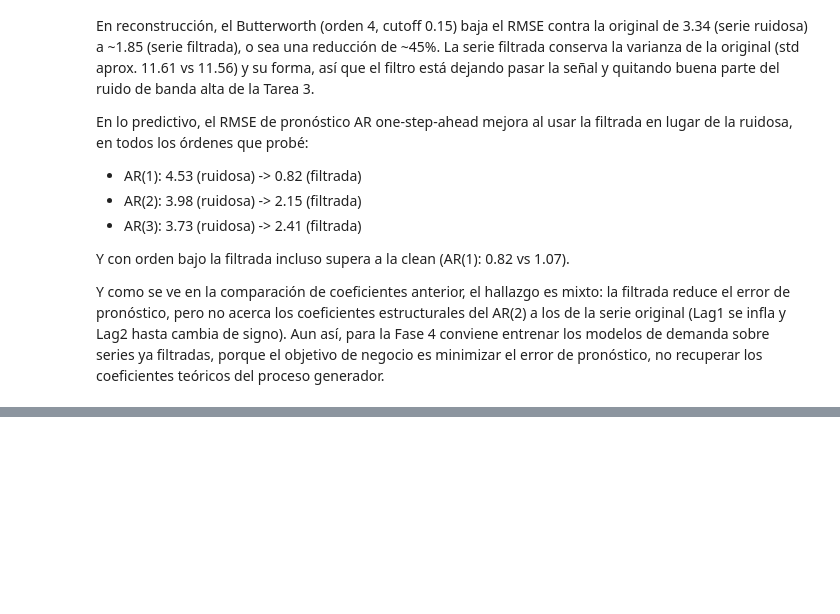
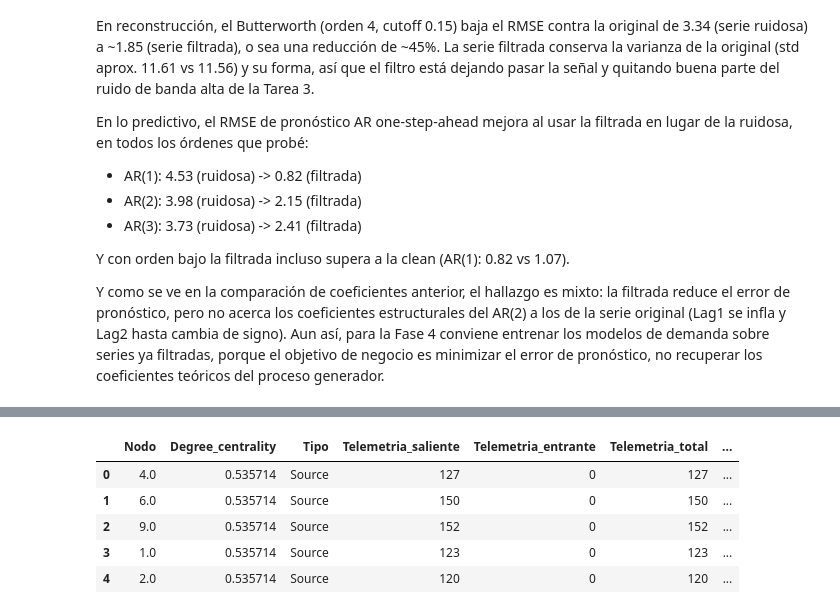
Before and after one commit to Dalolito/Challenge_03_Data_Science, a Jupyter notebook: notebooks/challenge03.ipynb, the cells around one changed output, grey strips where cells are left out. Saved outputs shown, nothing was run; the diff lists cells and outputs as text; code cells hidden in the pictures; blank space fills up the shorter version.

```diff
--- a/notebooks/challenge03.ipynb
+++ b/notebooks/challenge03.ipynb
@@ -868,0 +1225,15 @@ de pronóstico, no recuperar los coeficientes teóricos del proceso generador.
+# %%
+metricas = pd.concat([
+    dc_agro.merge(peso_agro, on='Nodo').assign(Dataset='AGRO'),
+    dc_ener.merge(peso_ener, on='Nodo').assign(Dataset='ENER'),
+], ignore_index=True)
+metricas['Betweenness'] = 0.0
+metricas.to_csv('../results/metricas_centralidad.csv', index=False)
+metricas.head()
+# %% [output]
+|  | Nodo | Degree_centrality | Tipo | Telemetria_saliente | Telemetria_entrante | Telemetria_total | ... |
+| 0 | 4.0 | 0.535714 | Source | 127 | 0 | 127 | ... |
+| 1 | 6.0 | 0.535714 | Source | 150 | 0 | 150 | ... |
+| 2 | 9.0 | 0.535714 | Source | 152 | 0 | 152 | ... |
+| 3 | 1.0 | 0.535714 | Source | 123 | 0 | 123 | ... |
+| 4 | 2.0 | 0.535714 | Source | 120 | 0 | 120 | ... |
```
Also changed, not shown: parts of 27 cells of this notebook, 11 other files.
